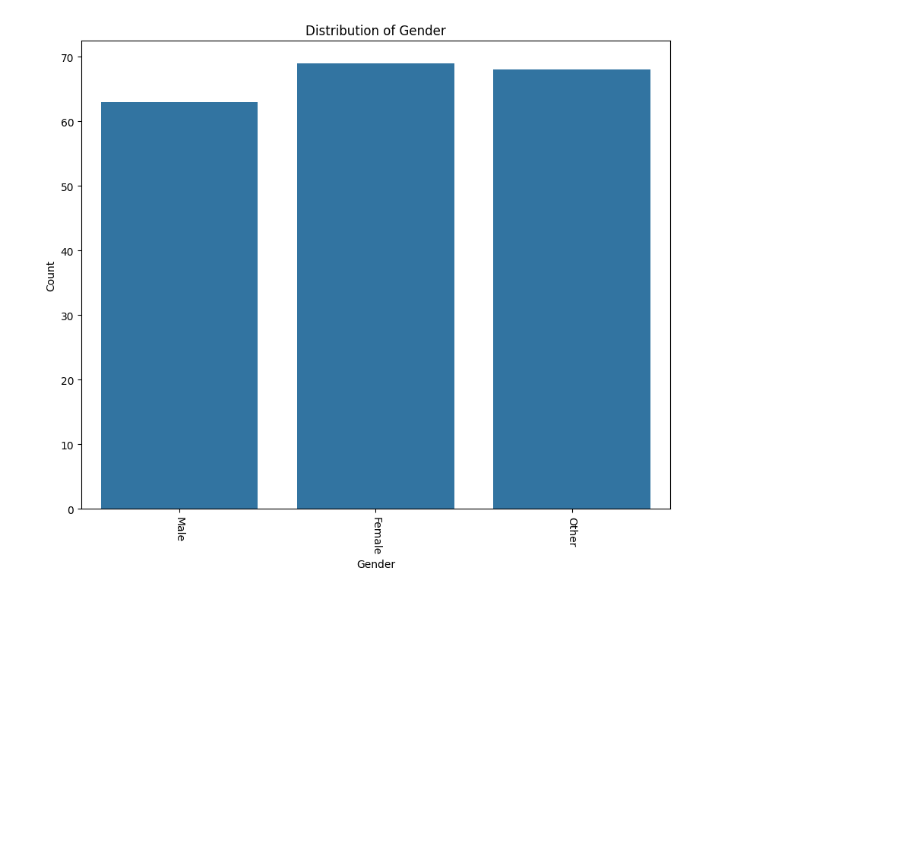
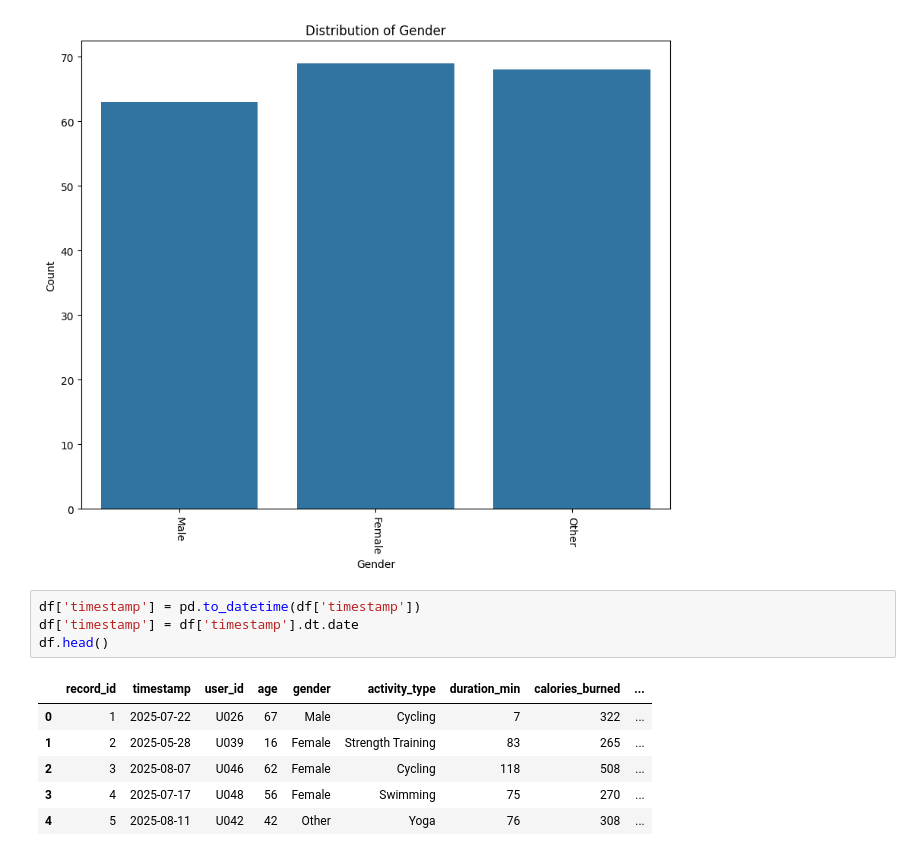
Before and after one commit to kxrrym03/Fitness-Analysis, a Jupyter notebook: Fitness_Analysis.ipynb, the cells around one changed output. Saved outputs shown, nothing was run; the diff lists cells and outputs as text; blank space fills up the shorter version.

```diff
--- a/Fitness_Analysis.ipynb
+++ b/Fitness_Analysis.ipynb
@@ -120,3 +120,14 @@ plt.ylabel('Count')
 plt.show()
 # %% [output]
 [figure]
+# %%
+df['timestamp'] = pd.to_datetime(df['timestamp'])
+df['timestamp'] = df['timestamp'].dt.date
+df.head()
+# %% [output]
+|  | record_id | timestamp | user_id | age | gender | activity_type | duration_min | calories_burned | ... |
+| 0 | 1 | 2025-07-22 | U026 | 67 | Male | Cycling | 7 | 322 | ... |
+| 1 | 2 | 2025-05-28 | U039 | 16 | Female | Strength Training | 83 | 265 | ... |
+| 2 | 3 | 2025-08-07 | U046 | 62 | Female | Cycling | 118 | 508 | ... |
+| 3 | 4 | 2025-07-17 | U048 | 56 | Female | Swimming | 75 | 270 | ... |
+| 4 | 5 | 2025-08-11 | U042 | 42 | Other | Yoga | 76 | 308 | ... |
```
Also changed, not shown: parts of 1 cell of this notebook.
